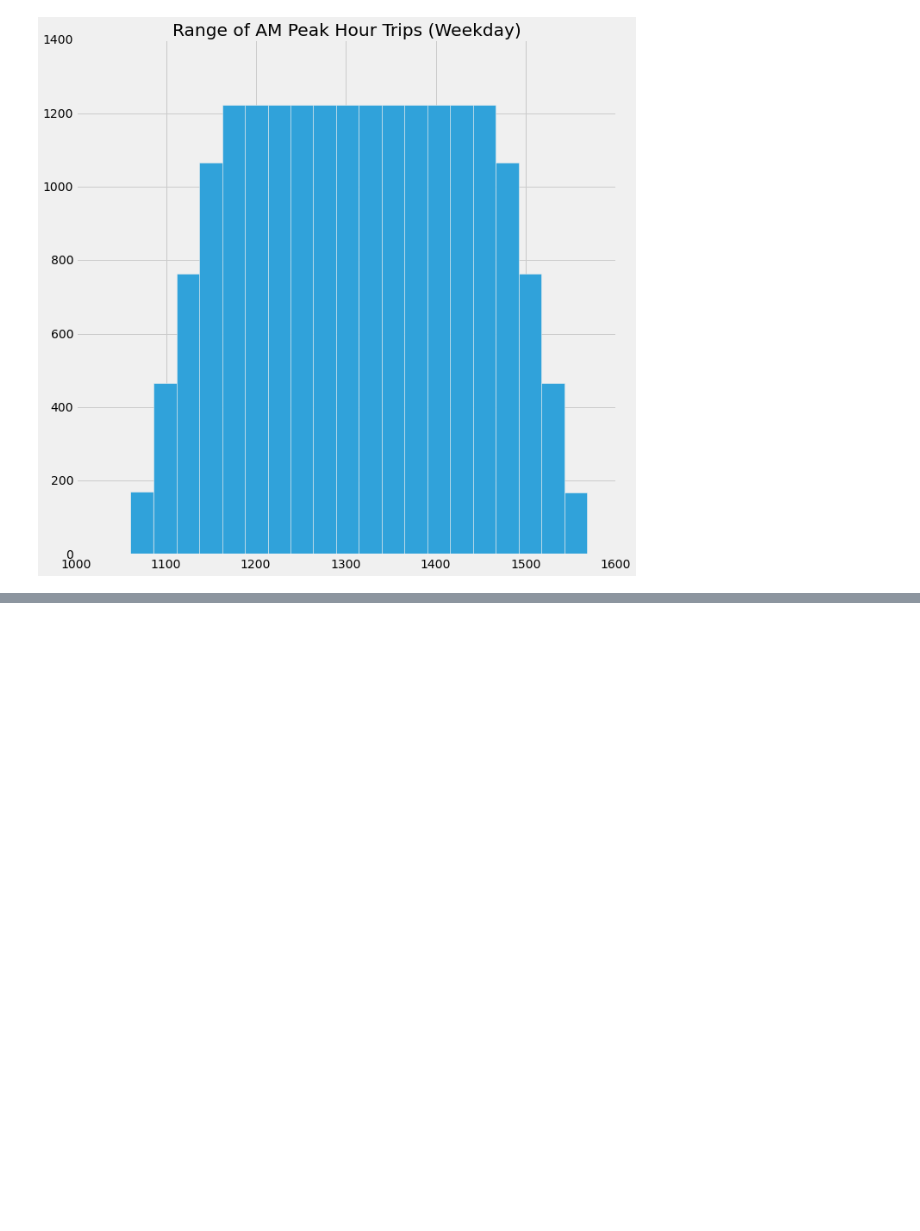
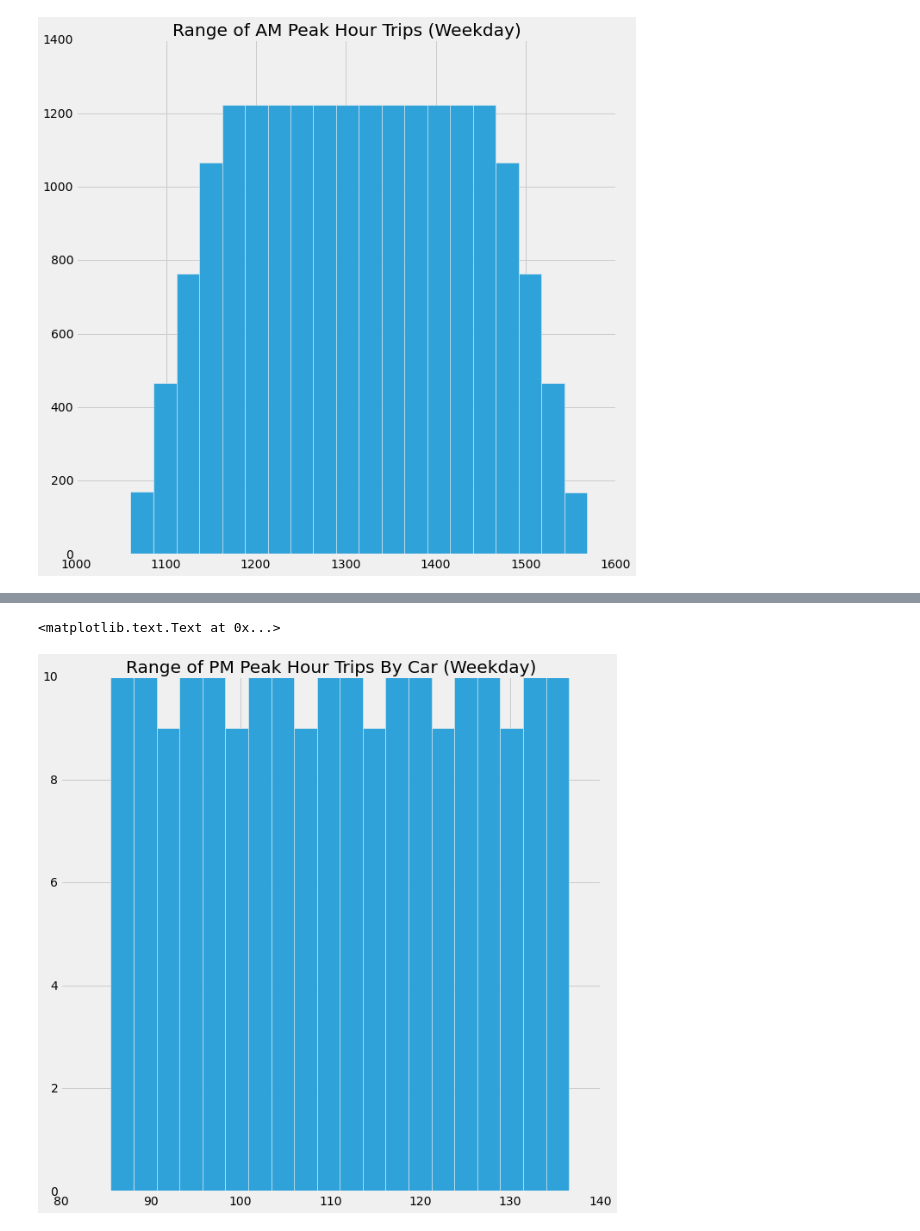
Before and after one commit to docmarionum1/370jay, a Jupyter notebook: Person and trip calculations.ipynb, the cells around one changed output, grey strips where cells are left out. Cells and saved outputs as stored; diff of their text form; code cells hidden in the pictures; blank space fills up the shorter version.

```diff
--- a/Person and trip calculations.ipynb
+++ b/Person and trip calculations.ipynb
@@ -93,0 +227,7 @@ ax.set_title('Range of AM Peak Hour Trips (Weekday)')
+# %%
+figure, ax = pl.subplots(figsize=(10,10))
+pl.hist(np.array(results['pm']['auto']).flatten(), 20)
+ax.set_title('Range of PM Peak Hour Trips By Car (Weekday)')
+# %% [output]
+<matplotlib.text.Text at 0x...>
+[figure, added]
```
Also changed, not shown: parts of 10 cells of this notebook, 4 other files.
